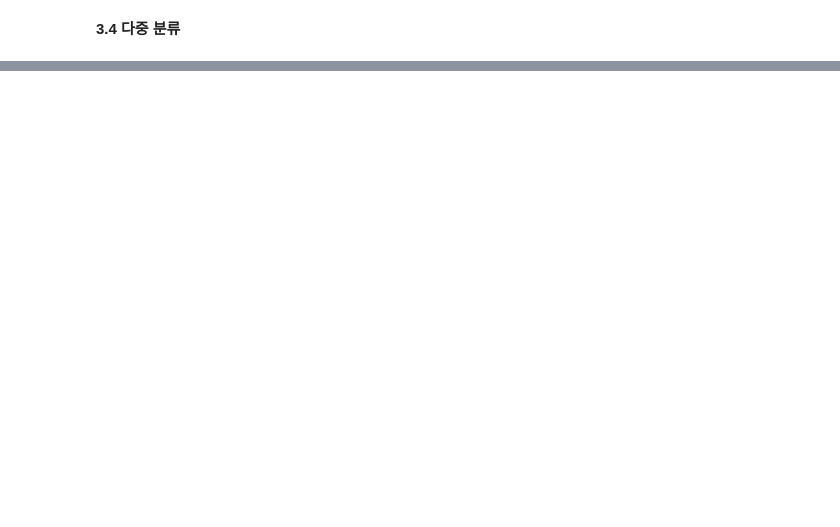
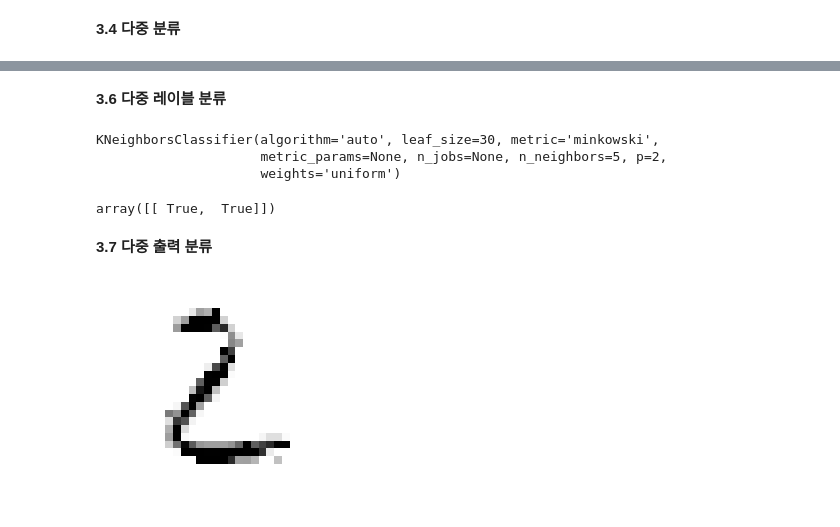
Before and after one commit to rmk1075/HandsOnMachineLearning, a Jupyter notebook: main/src/ch3/MNIST.ipynb, the cells around one changed output, grey strips where cells are left out. Drawn from its saved outputs; the diff is of its cells as text; code cells hidden in the pictures; blank space fills up the shorter version.

```diff
--- a/main/src/ch3/MNIST.ipynb
+++ b/main/src/ch3/MNIST.ipynb
@@ -293,0 +367,22 @@ array([0.9091 , 0.91125, 0.9057 ])
+# %% [markdown]
+**3.6 다중 레이블 분류**
+# %%
+# knn classifier
+from sklearn.neighbors import KNeighborsClassifier
+
+# 첫번째 (y_train_large)는 7 이상의 큰 숫자인지 여부
+# 두번쨰 (y_train_odd)는 홀수인지 여부
+y_train_large = (y_train >= 7)
+y_train_odd = (y_train % 2 == 1)
+y_multilabel = np.c_[y_train_large, y_train_odd]
+
+knn_clf = KNeighborsClassifier()
+knn_clf.fit(X_train, y_multilabel)
+# %% [output]
+KNeighborsClassifier(algorithm='auto', leaf_size=30, metric='minkowski',
+                     metric_params=None, n_jobs=None, n_neighbors=5, p=2,
+                     weights='uniform')
+# %%
+knn_clf.predict([some_digit])
+# %% [output]
+array([[ True,  True]])
@@ -293,0 +393,27 @@ array([0.9091 , 0.91125, 0.9057 ])
+# %% [markdown]
+**3.7 다중 출력 분류**
+# %%
+# 노이즈 추가
+from numpy import random as rnd
+
+# 노이즈가 추가된 이미지를 X_train으로 노이즈가 없는 이미지를 y_train으로 학습진행한다.
+noise = rnd.randint(0, 100, (len(X_train), 784))
+X_train_mod = X_train + noise
+noise = rnd.randint(0, 100, (len(X_test), 784))
+X_test_mod = X_test + noise
+
+y_train_mod = X_train
+y_test_mod = X_test
+# %%
+def plot_digit(data):
+    image = data.reshape(28, 28)
+    plt.imshow(image, cmap = mpl.cm.binary,
+               interpolation="nearest")
+    plt.axis("off")
+# %%
+# 노이즈 있는 이미지의 노이즈를 제거
+knn_clf.fit(X_train_mod, y_train_mod)
+clean_digit = knn_clf.predict([X_test_mod[1]])
+plot_digit(clean_digit)
+# %% [output]
+[figure, added]
```
Also changed, not shown: parts of 32 cells of this notebook.
